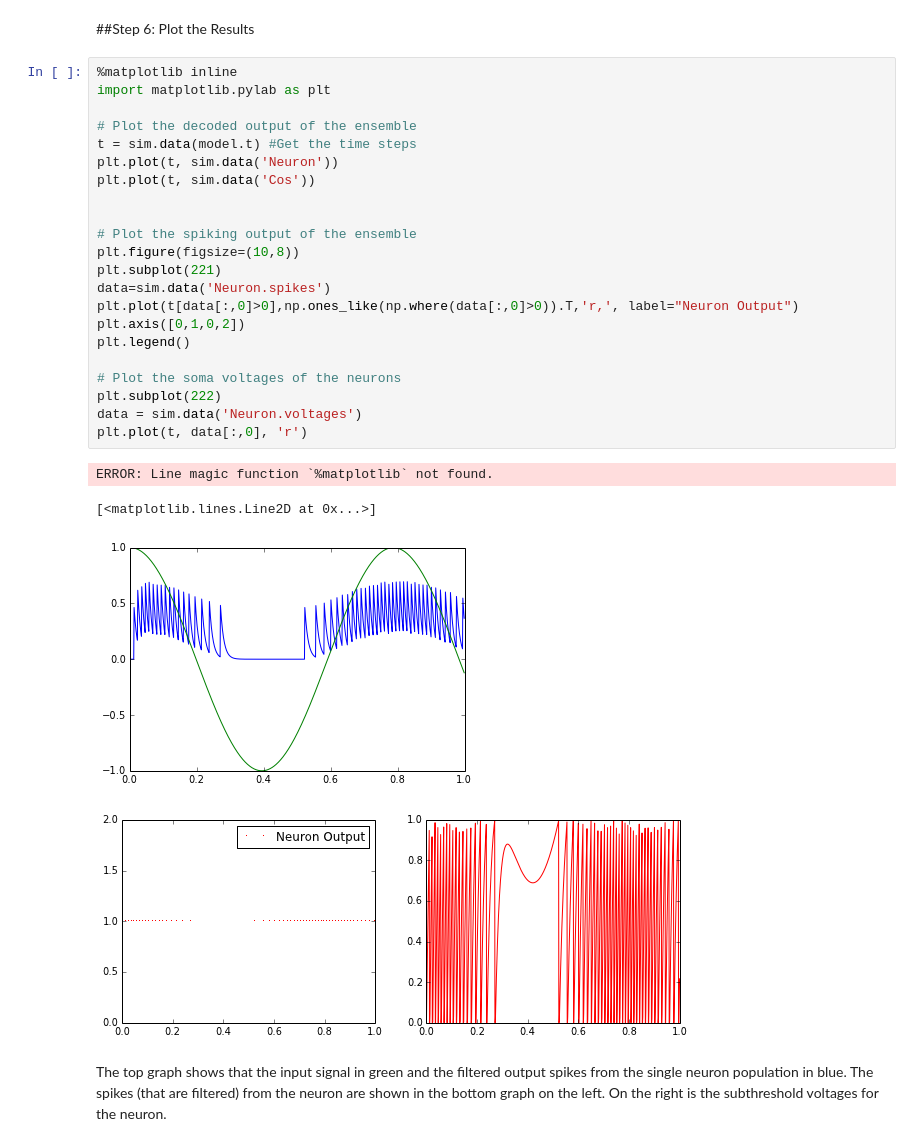
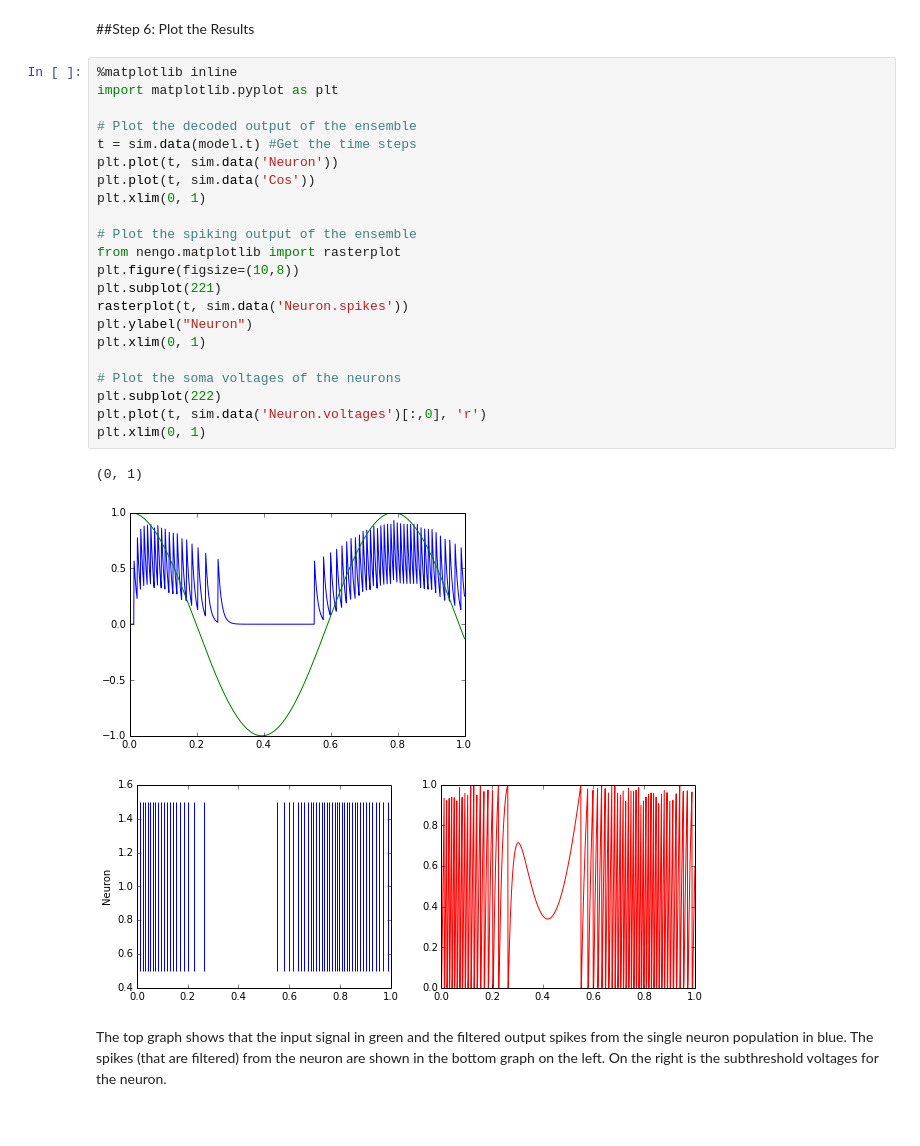
Before and after one commit to nengo/nengo, a Jupyter notebook: examples/single_neuron.ipynb, the cells around one changed output. Drawn from its saved outputs; the diff is of its cells as text.

```diff
--- a/examples/single_neuron.ipynb
+++ b/examples/single_neuron.ipynb
@@ -48,30 +48,29 @@ sim.run(1) # Run it for 1 seconds
 ##Step 6: Plot the Results
 # %%
 %matplotlib inline
-import matplotlib.pylab as plt
+import matplotlib.pyplot as plt
 
 # Plot the decoded output of the ensemble
 t = sim.data(model.t) #Get the time steps
 plt.plot(t, sim.data('Neuron'))
 plt.plot(t, sim.data('Cos'))
-
+plt.xlim(0, 1)
 
 # Plot the spiking output of the ensemble
+from nengo.matplotlib import rasterplot
 plt.figure(figsize=(10,8))
 plt.subplot(221)
-data=sim.data('Neuron.spikes')
-plt.plot(t[data[:,0]>0],np.ones_like(np.where(data[:,0]>0)).T,'r,', label="Neuron Output")
-plt.axis([0,1,0,2])
-plt.legend()
+rasterplot(t, sim.data('Neuron.spikes'))
+plt.ylabel("Neuron")
+plt.xlim(0, 1)
 
 # Plot the soma voltages of the neurons
 plt.subplot(222)
-data = sim.data('Neuron.voltages')
-plt.plot(t, data[:,0], 'r')
+plt.plot(t, sim.data('Neuron.voltages')[:,0], 'r')
+plt.xlim(0, 1)
 # %% [output]
-ERROR: Line magic function `%matplotlib` not found.
+(0, 1)
-[<matplotlib.lines.Line2D at 0x...>]
-[figure, old version]
+[figure, new version]
-[figure, old version]
+[figure, new version]
 # %% [markdown]
 The top graph shows that the input signal in green and the filtered output spikes from the single neuron population in blue. The spikes (that are filtered) from the neuron are shown in the bottom graph on the left. On the right is the subthreshold voltages for the neuron.
```
Also changed, not shown: 2 other files.
